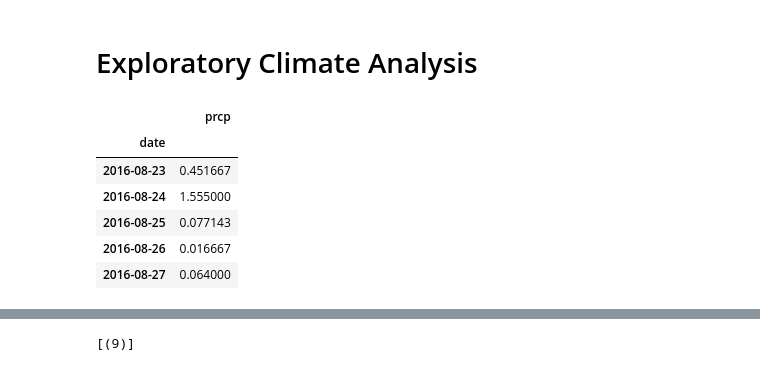
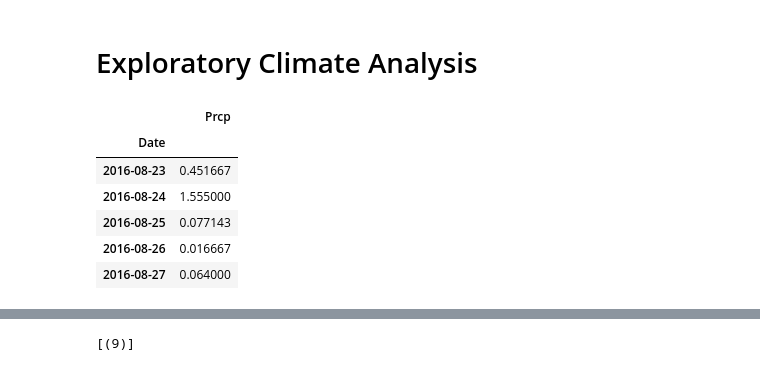
Before and after one commit to kelya91/SqlAlchemy, a Jupyter notebook: climate_starter.ipynb, the cells around one changed output, grey strips where cells are left out. Drawn from its saved outputs; the diff is of its cells as text; code cells hidden in the pictures.

```diff
--- a/climate_starter.ipynb
+++ b/climate_starter.ipynb
@@ -17,7 +17,7 @@ from sqlalchemy.ext.automap import automap_base
 from sqlalchemy.orm import Session
 from sqlalchemy import create_engine, func, inspect
 # %%
-engine = create_engine("sqlite:///Resources/hawaii.sqlite")
+engine = create_engine("sqlite:///hawaii.sqlite")
 # %%
 # reflect an existing database into a new model
 Base = automap_base()
@@ -96,25 +96,25 @@ session.query(Measurement.date).first()
 # %%
 # Design a query to retrieve the last 12 months of precipitation data and plot the results
 
 #Calculate date 12 months from most recent date (queried above)
-last12months = dt.date(2017, 8, 23) - dt.timedelta(days=365)
+year_ago = dt.date(2017, 8, 23) - dt.timedelta(days=365)
 
 # Perform a query to retrieve the data and precipitation scores
 #Derive average precipitation per day across all stations, removing NULL values
-precipitation_last12months = session.query(Measurement.date, func.avg(Measurement.prcp)).\
-filter(Measurement.date >= last12months).\
+df_year_ago = session.query(Measurement.date, func.avg(Measurement.prcp)).\
+filter(Measurement.date >= year_ago).\
 filter(Measurement.prcp != 'None').\
 group_by(Measurement.date).all()
 
 # Save the query results as a Pandas DataFrame and set the index to the date column
-precipitation_df = pd.DataFrame(precipitation_last12months, columns=['date', 'prcp'])
-precipitation_df = precipitation_df.set_index("date")
+precipitation_df = pd.DataFrame(df_year_ago, columns=['Date', 'Prcp'])
+precipitation_df = precipitation_df.set_index("Date")
 
 # Sort the dataframe by date
-precipitation_df.sort_values("date").head()
+precipitation_df.sort_values("Date").head()
 # %% [output]
-|  | prcp |
-| date |  |
+|  | Prcp |
+| Date |  |
 | 2016-08-23 | 0.451667 |
 | 2016-08-24 | 1.555000 |
 | 2016-08-25 | 0.077143 |
```
Also changed, not shown: parts of 17 cells of this notebook, 5 other files.
